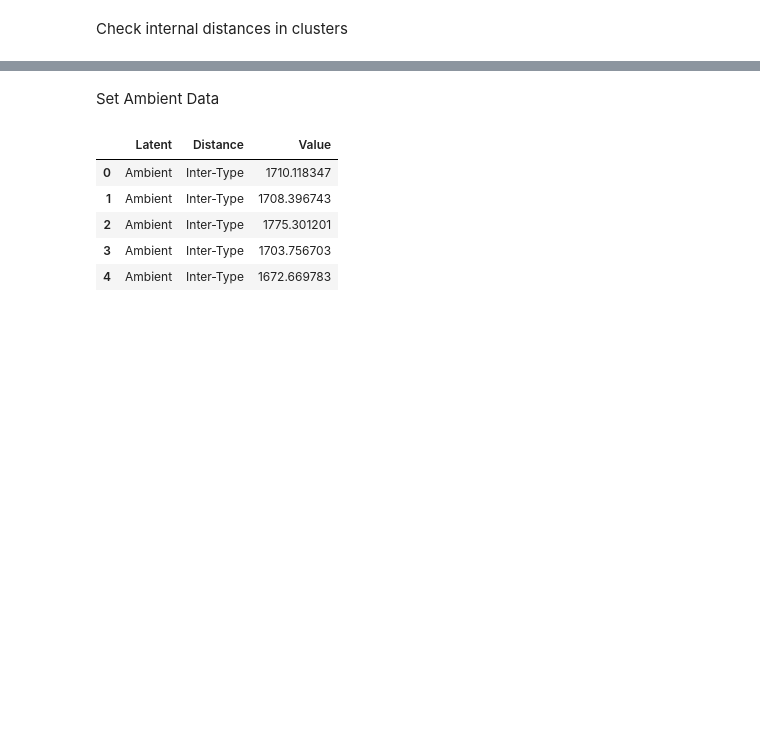
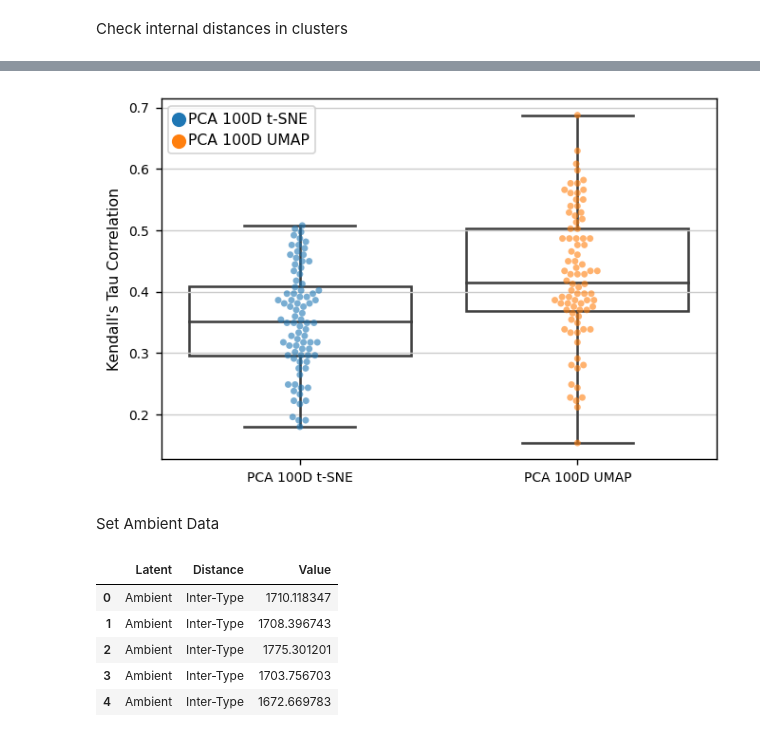
Before and after one commit to pachterlab/CBP_2021, a Jupyter notebook: notebooks/allInterIntraDistortions.ipynb, the cells around one changed output, grey strips where cells are left out. Cells and saved outputs as stored; diff of their text form; code cells hidden in the pictures; blank space fills up the shorter version.

```diff
--- a/notebooks/allInterIntraDistortions.ipynb
+++ b/notebooks/allInterIntraDistortions.ipynb
@@ -496,0 +569,8 @@ plotNeigh(allNeigh,size=4)
+# %%
+inds = [[4,5,6],[10,11,12],[16,17,18]]
+
+dfs = []
+for d in inds:
+  dfs += [getAllNeigh([latents[i] for i in d],[latentLab[i] for i in d],[latentType[i] for i in d],meta.smartseq_cluster)]
+d100 = pd.concat(dfs)
+d100.head()
@@ -497,3 +584,7 @@ plotNeigh(allNeigh,size=4)
+# %%
+plotNeighSingle(d100[~d100['Latent'].isin(['PCA 100D'])],size=4,figsize=(6,4))
+# %% [output]
+[figure, added]
 # %% [markdown]
 Set Ambient Data
 # %%
```
Also changed, not shown: parts of 22 cells of this notebook.
